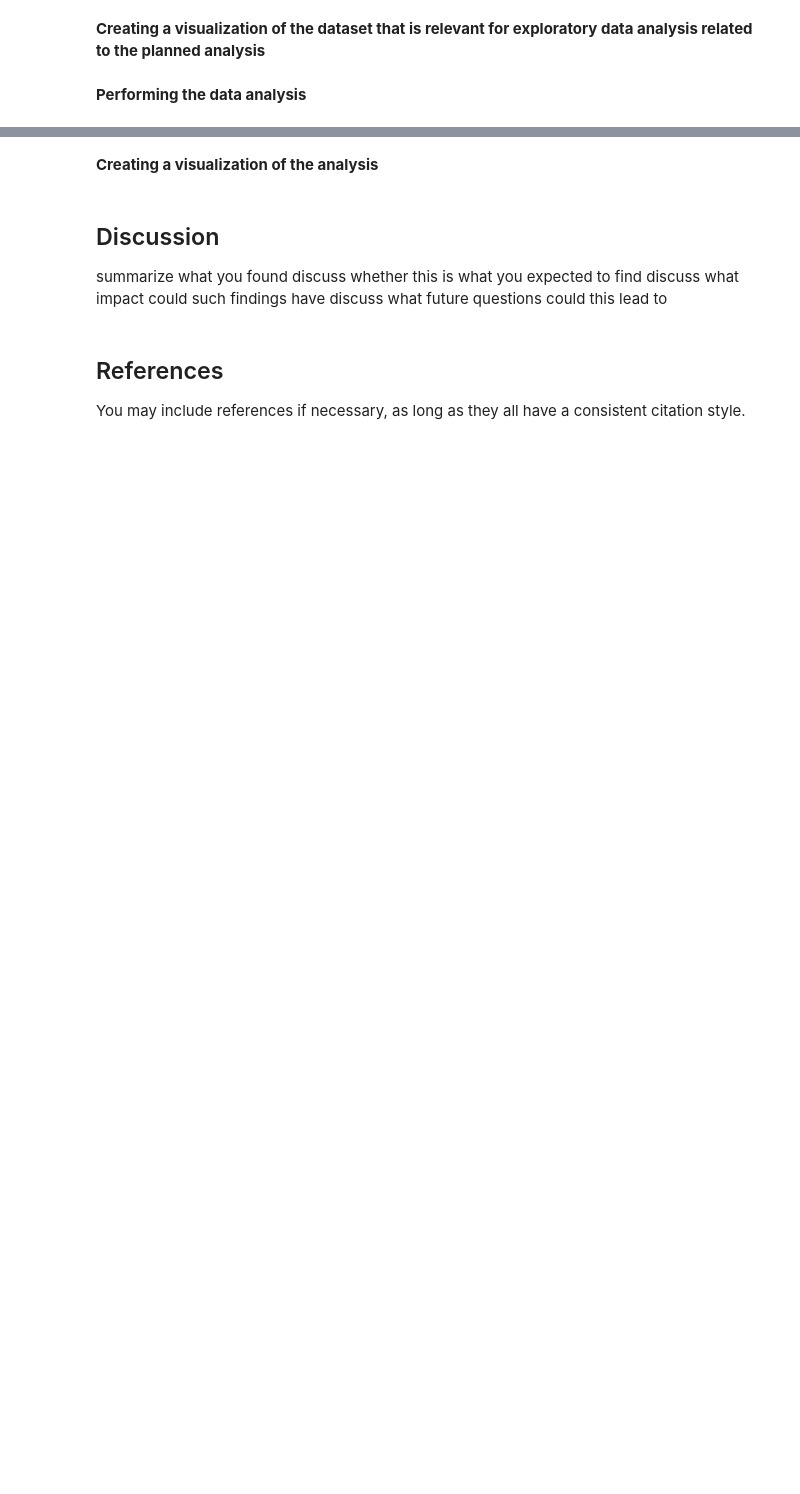
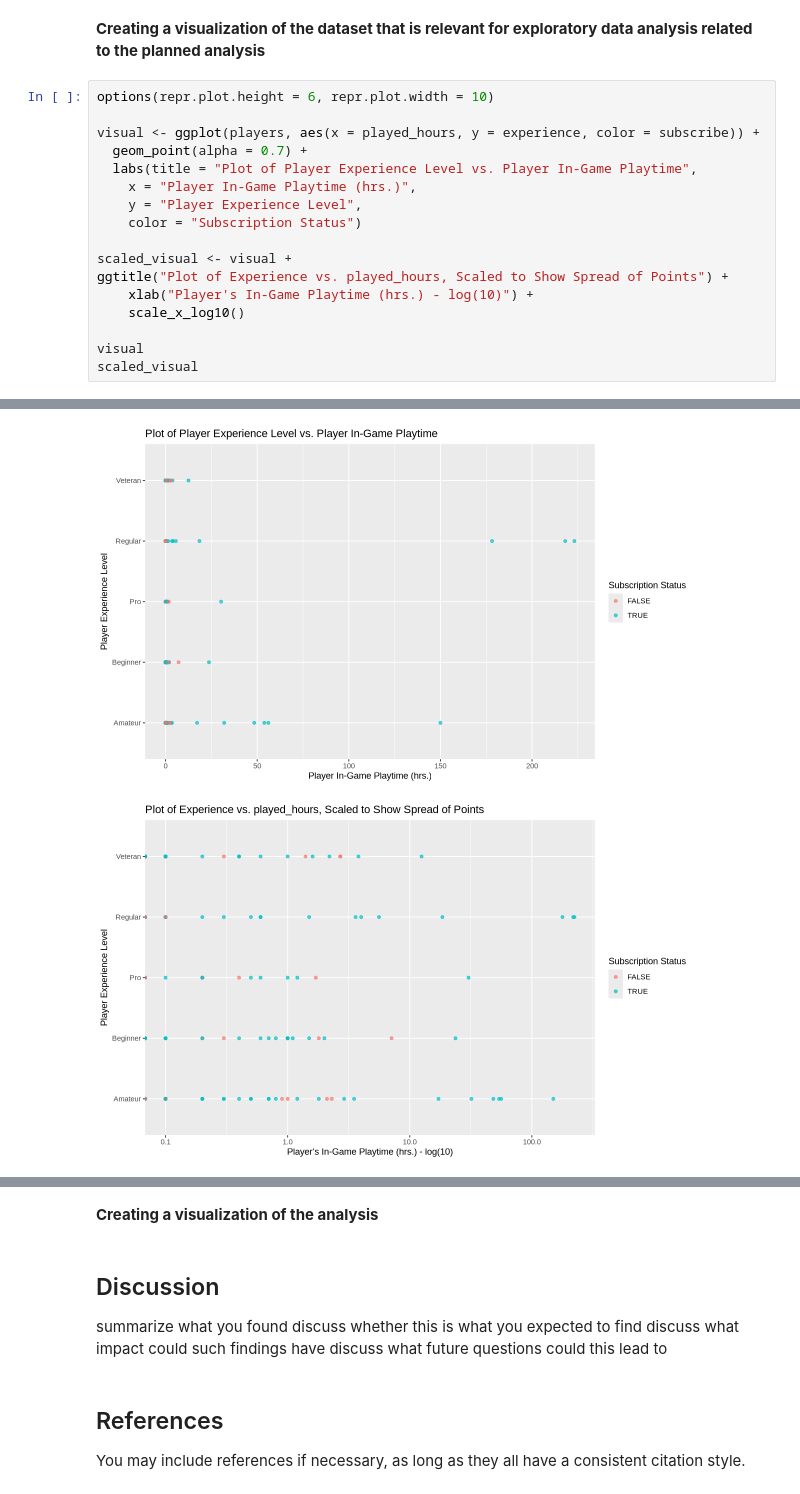
Before and after one commit to awu0521/Dsci-11, a Jupyter notebook: Final Project Report.ipynb, the cells around one changed output, grey strips where cells are left out. Drawn from its saved outputs; the diff is of its cells as text; blank space fills up the shorter version.

```diff
--- a/Final Project Report.ipynb
+++ b/Final Project Report.ipynb
@@ -119,4 +121,20 @@ A tibble: 1 × 6
 # %% [markdown]
 **Creating a visualization of the dataset that is relevant for exploratory data analysis related to the planned analysis**
-# %% [markdown]
-**Performing the data analysis**
+# %%
+options(repr.plot.height = 6, repr.plot.width = 10)
+
+visual <- ggplot(players, aes(x = played_hours, y = experience, color = subscribe)) +
+  geom_point(alpha = 0.7) +
+  labs(title = "Plot of Player Experience Level vs. Player In-Game Playtime",
+    x = "Player In-Game Playtime (hrs.)",
+    y = "Player Experience Level",
+    color = "Subscription Status")
+
+scaled_visual <- visual +
+ggtitle("Plot of Experience vs. played_hours, Scaled to Show Spread of Points") +
+    xlab("Player's In-Game Playtime (hrs.) - log(10)") +
+    scale_x_log10()
+
+visual
+scaled_visual
+# %% [output]
@@ -122,0 +143,2 @@ A tibble: 1 × 6
+[figure, added]
+[figure, added]
```
Also changed, not shown: parts of 15 cells of this notebook.
